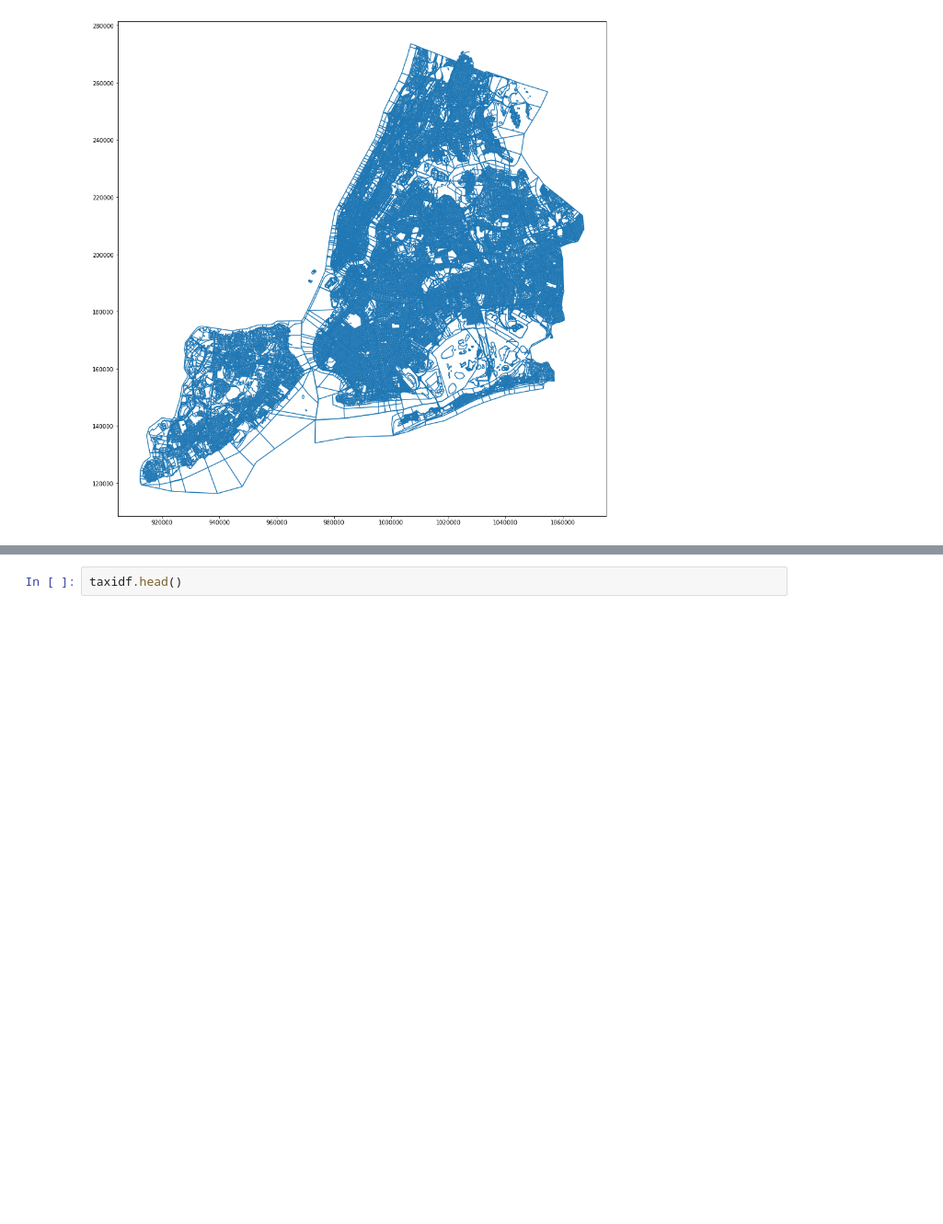
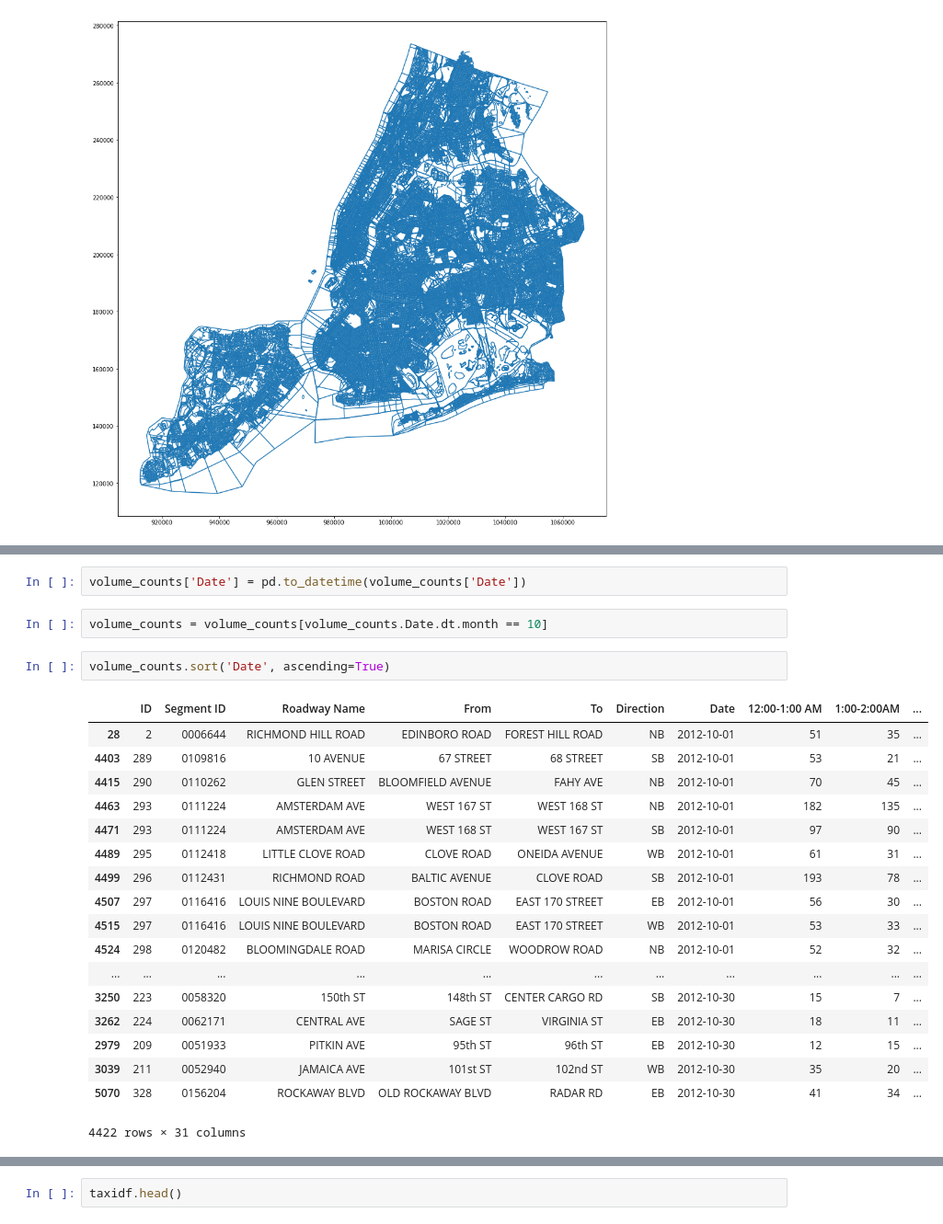
Before and after one commit to princeaker/civic_cab, a Jupyter notebook: final.ipynb, the cells around one changed output, grey strips where cells are left out. Shown at 92% size. Drawn from its saved outputs; the diff is of its cells as text; blank space fills up the shorter version.

```diff
--- a/final.ipynb
+++ b/final.ipynb
@@ -65,0 +95,25 @@ volume_counts
+# %%
+volume_counts['Date'] = pd.to_datetime(volume_counts['Date'])
+# %%
+volume_counts = volume_counts[volume_counts.Date.dt.month == 10]
+# %%
+volume_counts.sort('Date', ascending=True)
+# %% [output]
+|  | ID | Segment ID | Roadway Name | From | To | Direction | Date | 12:00-1:00 AM | 1:00-2:00AM | ... |
+| 28 | 2 | 0006644 | RICHMOND HILL ROAD | EDINBORO ROAD | FOREST HILL ROAD | NB | 2012-10-01 | 51 | 35 | ... |
+| 4403 | 289 | 0109816 | 10 AVENUE | 67 STREET | 68 STREET | SB | 2012-10-01 | 53 | 21 | ... |
+| 4415 | 290 | 0110262 | GLEN STREET | BLOOMFIELD AVENUE | FAHY AVE | NB | 2012-10-01 | 70 | 45 | ... |
+| 4463 | 293 | 0111224 | AMSTERDAM AVE | WEST 167 ST | WEST 168 ST | NB | 2012-10-01 | 182 | 135 | ... |
+| 4471 | 293 | 0111224 | AMSTERDAM AVE | WEST 168 ST | WEST 167 ST | SB | 2012-10-01 | 97 | 90 | ... |
+| 4489 | 295 | 0112418 | LITTLE CLOVE ROAD | CLOVE ROAD | ONEIDA AVENUE | WB | 2012-10-01 | 61 | 31 | ... |
+| 4499 | 296 | 0112431 | RICHMOND ROAD | BALTIC AVENUE | CLOVE ROAD | SB | 2012-10-01 | 193 | 78 | ... |
+| 4507 | 297 | 0116416 | LOUIS NINE BOULEVARD | BOSTON ROAD | EAST 170 STREET | EB | 2012-10-01 | 56 | 30 | ... |
+| 4515 | 297 | 0116416 | LOUIS NINE BOULEVARD | BOSTON ROAD | EAST 170 STREET | WB | 2012-10-01 | 53 | 33 | ... |
+| 4524 | 298 | 0120482 | BLOOMINGDALE ROAD | MARISA CIRCLE | WOODROW ROAD | NB | 2012-10-01 | 52 | 32 | ... |
+| ... | ... | ... | ... | ... | ... | ... | ... | ... | ... | ... |
+| 3250 | 223 | 0058320 | 150th ST | 148th ST | CENTER CARGO RD | SB | 2012-10-30 | 15 | 7 | ... |
+| 3262 | 224 | 0062171 | CENTRAL AVE | SAGE ST | VIRGINIA ST | EB | 2012-10-30 | 18 | 11 | ... |
+| 2979 | 209 | 0051933 | PITKIN AVE | 95th ST | 96th ST | EB | 2012-10-30 | 12 | 15 | ... |
+| 3039 | 211 | 0052940 | JAMAICA AVE | 101st ST | 102nd ST | WB | 2012-10-30 | 35 | 20 | ... |
+| 5070 | 328 | 0156204 | ROCKAWAY BLVD | OLD ROCKAWAY BLVD | RADAR RD | EB | 2012-10-30 | 41 | 34 | ... |
+4422 rows × 31 columns
```
Also changed, not shown: parts of 63 cells of this notebook.
